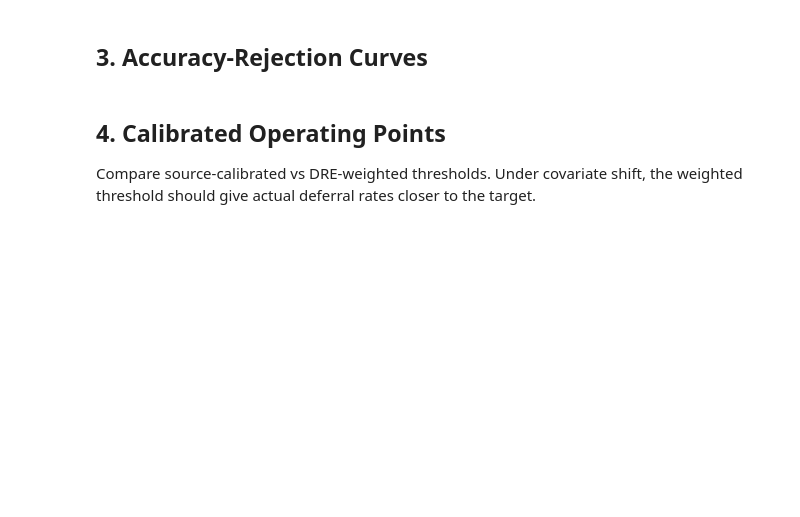
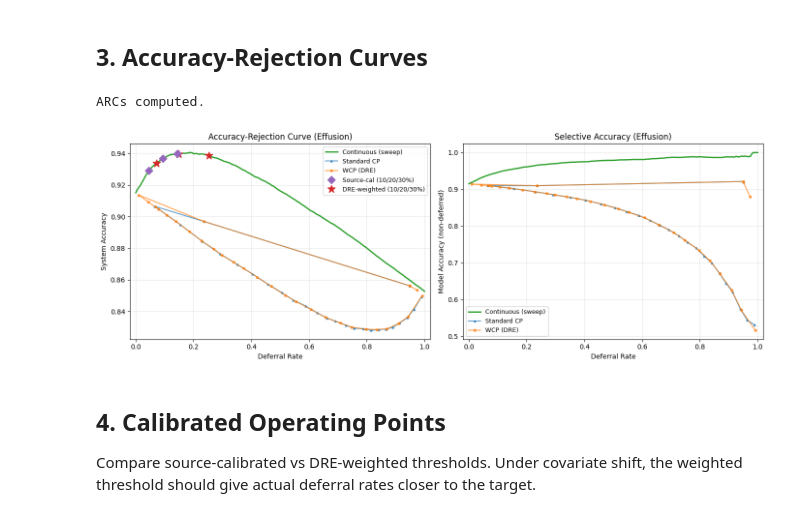
Before and after one commit to chihuangliu/wcp-l2d, a Jupyter notebook: notebooks/continuous_deferral.ipynb, the cells around one changed output. Saved outputs shown, nothing was run; the diff lists cells and outputs as text; code cells hidden in the pictures; blank space fills up the shorter version.

```diff
--- a/notebooks/continuous_deferral.ipynb
+++ b/notebooks/continuous_deferral.ipynb
@@ -274,21 +297,43 @@ dr_cp, sa_cp, ma_cp = cp_deferral_curve(
     cal_logits, chex_cal_labels, test_nih_logits, nih_test_labels
 )
 dr_wcp, sa_wcp, ma_wcp = cp_deferral_curve(
-    cal_logits, chex_cal_labels, test_nih_logits, nih_test_labels,
-    cal_weights=cal_weights, test_weights=test_nih_weights
+    cal_logits,
+    chex_cal_labels,
+    test_nih_logits,
+    nih_test_labels,
+    cal_weights=cal_weights,
+    test_weights=test_nih_weights,
 )
 
 print("ARCs computed.")
+# %% [output]
+ARCs computed.
 # %%
 fig, axes = plt.subplots(1, 2, figsize=(14, 5))
 
 # System accuracy vs deferral
 ax = axes[0]
 ax.plot(dr_cont, sa_cont, label="Continuous (sweep)", color="#2ca02c", linewidth=2)
-ax.plot(dr_cp, sa_cp, label="Standard CP", color="#1f77b4", linewidth=1.5,
-        marker="^", markersize=3, alpha=0.7)
-ax.plot(dr_wcp, sa_wcp, label="WCP (DRE)", color="#ff7f0e", linewidth=1.5,
-        marker="s", markersize=3, alpha=0.7)
+ax.plot(
+    dr_cp,
+    sa_cp,
+    label="Standard CP",
+    color="#1f77b4",
+    linewidth=1.5,
+    marker="^",
+    markersize=3,
+    alpha=0.7,
+)
+ax.plot(
+    dr_wcp,
+    sa_wcp,
+    label="WCP (DRE)",
+    color="#ff7f0e",
+    linewidth=1.5,
+    marker="s",
+    markersize=3,
+    alpha=0.7,
+)
 
 # Mark calibrated operating points on continuous curve
 for alpha, marker_label in [(0.1, "10%"), (0.2, "20%"), (0.3, "30%")]:
@@ -296,44 +341,64 @@ for alpha, marker_label in [(0.1, "10%"), (0.2, "20%"), (0.3, "30%")]:
     tau_src = weighted_quantile(cal_u, 1 - alpha)
     defer_src = (test_u > tau_src).mean()
     preds = np.argmax(test_nih_logits, axis=1)
-    m = compute_system_accuracy(preds, nih_test_labels, test_u > tau_src,
-                                 expert_accuracy=EXPERT_ACCURACY)
+    m = compute_system_accuracy(
+        preds, nih_test_labels, test_u > tau_src, expert_accuracy=EXPERT_ACCURACY
+    )
     ax.plot(defer_src, m["system_accuracy"], "D", color="#9467bd", markersize=8)
 
     # Weighted threshold
     tau_w = weighted_quantile(cal_u, 1 - alpha, weights=cal_weights)
     defer_w = (test_u > tau_w).mean()
-    m_w = compute_system_accuracy(preds, nih_test_labels, test_u > tau_w,
-                                   expert_accuracy=EXPERT_ACCURACY)
+    m_w = compute_system_accuracy(
+        preds, nih_test_labels, test_u > tau_w, expert_accuracy=EXPERT_ACCURACY
+    )
     ax.plot(defer_w, m_w["system_accuracy"], "*", color="#d62728", markersize=12)
 
 # Dummy entries for legend
 ax.plot([], [], "D", color="#9467bd", markersize=8, label="Source-cal (10/20/30%)")
 ax.plot([], [], "*", color="#d62728", markersize=12, label="DRE-weighted (10/20/30%)")
 
 ax.set_xlabel("Deferral Rate")
 ax.set_ylabel("System Accuracy")
 ax.set_title(f"Accuracy-Rejection Curve ({TARGET_PATHOLOGY})")
 ax.legend(fontsize=9)
 ax.grid(True, alpha=0.3)
 ax.set_xlim(-0.02, 1.02)
 
 # Model accuracy on kept samples vs deferral
 ax = axes[1]
 ax.plot(dr_cont, ma_cont, label="Continuous (sweep)", color="#2ca02c", linewidth=2)
-ax.plot(dr_cp, ma_cp, label="Standard CP", color="#1f77b4", linewidth=1.5,
-        marker="^", markersize=3, alpha=0.7)
-ax.plot(dr_wcp, ma_wcp, label="WCP (DRE)", color="#ff7f0e", linewidth=1.5,
-        marker="s", markersize=3, alpha=0.7)
+ax.plot(
+    dr_cp,
+    ma_cp,
+    label="Standard CP",
+    color="#1f77b4",
+    linewidth=1.5,
+    marker="^",
+    markersize=3,
+    alpha=0.7,
+)
+ax.plot(
+    dr_wcp,
+    ma_wcp,
+    label="WCP (DRE)",
+    color="#ff7f0e",
+    linewidth=1.5,
+    marker="s",
+    markersize=3,
+    alpha=0.7,
+)
 ax.set_xlabel("Deferral Rate")
 ax.set_ylabel("Model Accuracy (non-deferred)")
 ax.set_title(f"Selective Accuracy ({TARGET_PATHOLOGY})")
 ax.legend(fontsize=9)
 ax.grid(True, alpha=0.3)
 ax.set_xlim(-0.02, 1.02)
 
 plt.tight_layout()
 plt.show()
+# %% [output]
+[figure, added]
 # %% [markdown]
 ## 4. Calibrated Operating Points
 
```
Also changed, not shown: parts of 9 cells of this notebook, 17 other files.
